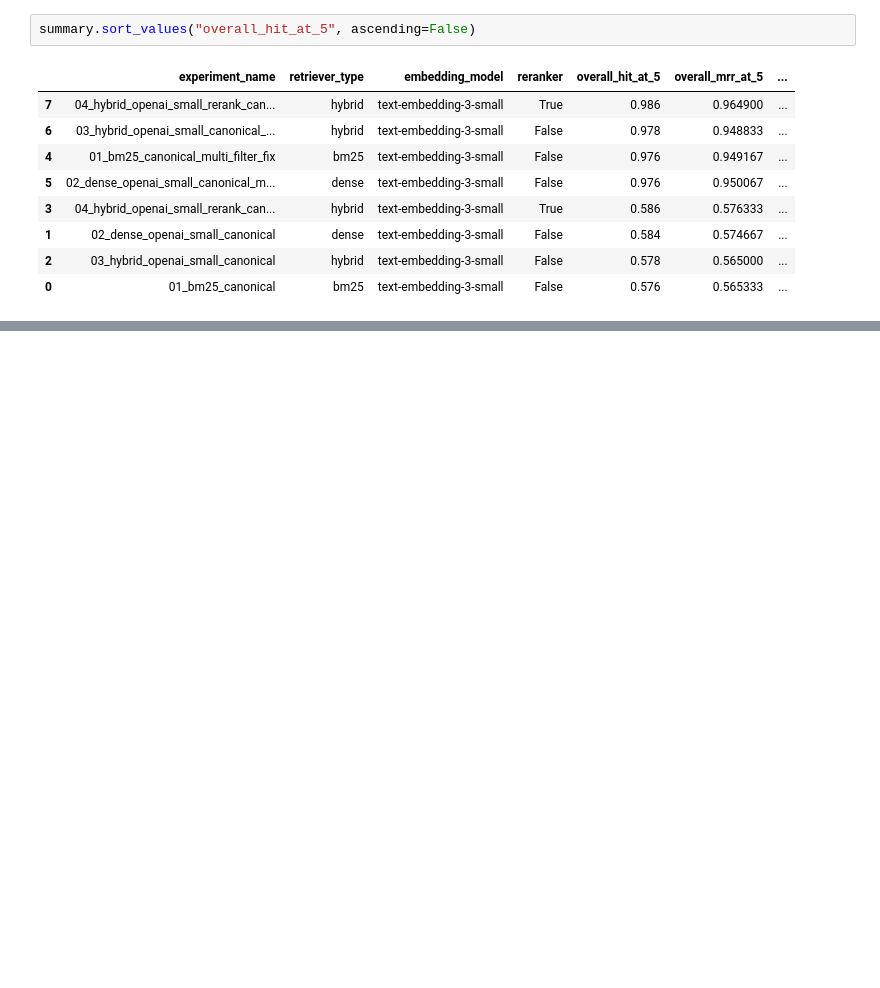
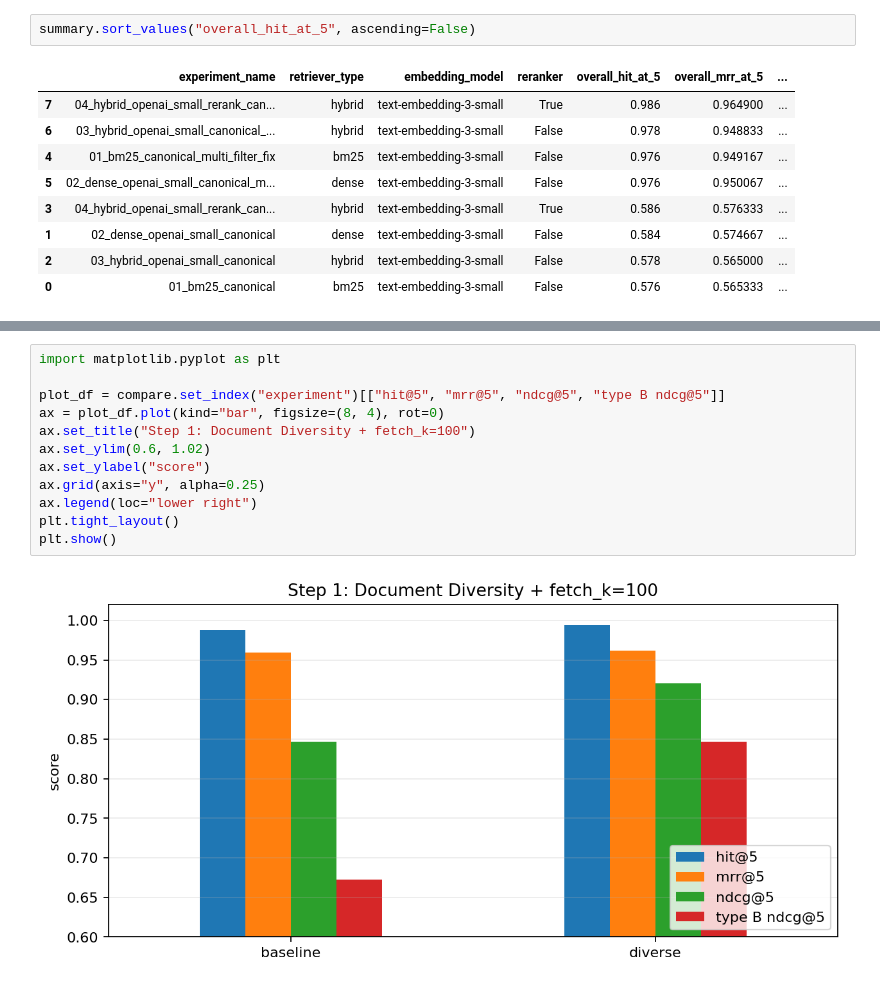
Before and after one commit to hskim2327/chatbot, a Jupyter notebook: notebooks/evaluation_analysis.ipynb, the cells around one changed output, grey strips where cells are left out. Cells and saved outputs as stored; diff of their text form; blank space fills up the shorter version.

```diff
--- a/notebooks/evaluation_analysis.ipynb
+++ b/notebooks/evaluation_analysis.ipynb
@@ -47,0 +361,14 @@ summary.sort_values("overall_hit_at_5", ascending=False)
+# %%
+import matplotlib.pyplot as plt
+
+plot_df = compare.set_index("experiment")[["hit@5", "mrr@5", "ndcg@5", "type B ndcg@5"]]
+ax = plot_df.plot(kind="bar", figsize=(8, 4), rot=0)
+ax.set_title("Step 1: Document Diversity + fetch_k=100")
+ax.set_ylim(0.6, 1.02)
+ax.set_ylabel("score")
+ax.grid(axis="y", alpha=0.25)
+ax.legend(loc="lower right")
+plt.tight_layout()
+plt.show()
+# %% [output]
+[figure, added]
```
Also changed, not shown: parts of 66 cells of this notebook, 15 other files.
